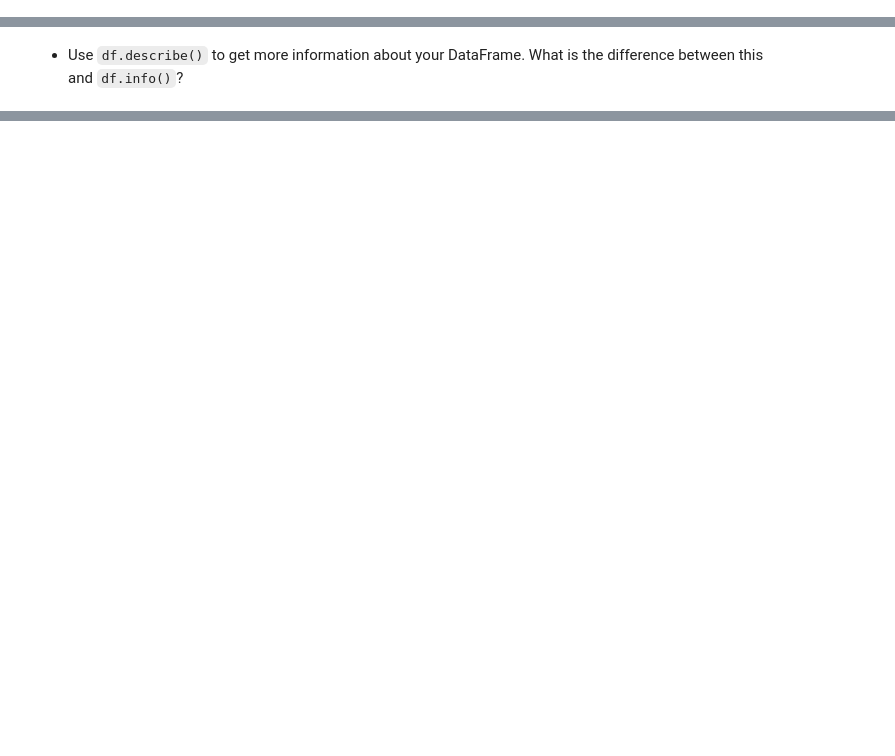
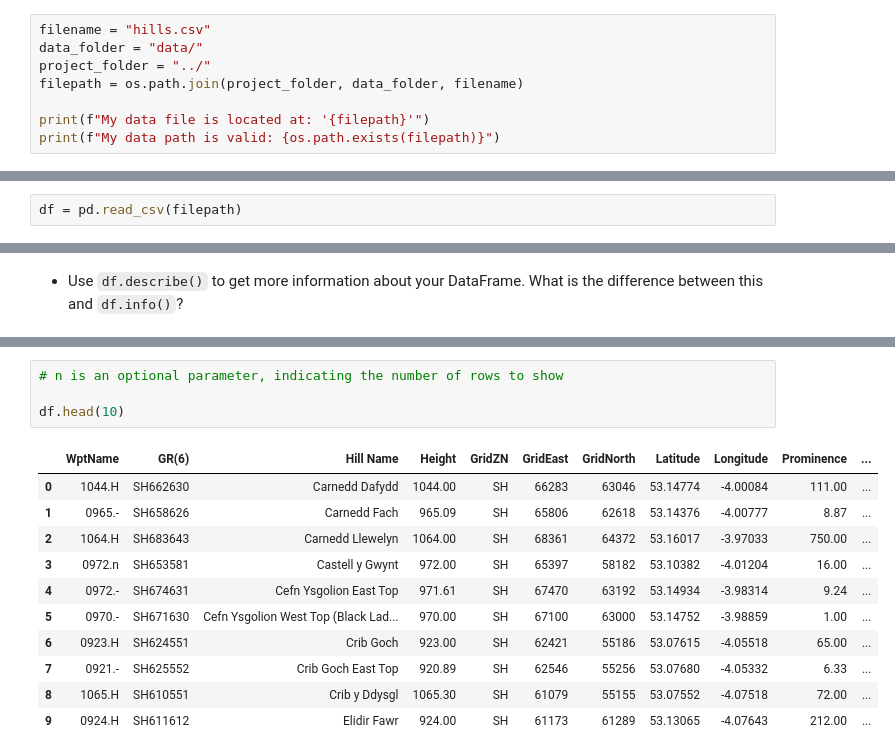
Before and after one commit to simonkirbysimonkirby/python-data-analysis-notebooks, a Jupyter notebook: src/data-analysis-task.ipynb, the cells around one changed output, grey strips where cells are left out. Saved outputs shown, nothing was run; the diff lists cells and outputs as text; blank space fills up the shorter version.

Commit message:
Complete data analysis notebook.

```diff
--- a/src/data-analysis-task.ipynb
+++ b/src/data-analysis-task.ipynb
@@ -17,0 +26,8 @@ This notebook is a longer exercise for students to complete in the third session
+# %%
+filename = "hills.csv"
+data_folder = "data/"
+project_folder = "../"
+filepath = os.path.join(project_folder, data_folder, filename)
+
+print(f"My data file is located at: '{filepath}'")
+print(f"My data path is valid: {os.path.exists(filepath)}")
@@ -18,3 +37,5 @@ This notebook is a longer exercise for students to complete in the third session
+# %%
+df = pd.read_csv(filepath)
 # %% [markdown]
 ## Step 3: Explore your data set
 
@@ -32,0 +165,16 @@ This notebook is a longer exercise for students to complete in the third session
+# %%
+# n is an optional parameter, indicating the number of rows to show
+
+df.head(10)
+# %% [output]
+|  | WptName | GR(6) | Hill Name | Height | GridZN | GridEast | GridNorth | Latitude | Longitude | Prominence | ... |
+| 0 | 1044.H | SH662630 | Carnedd Dafydd | 1044.00 | SH | 66283 | 63046 | 53.14774 | -4.00084 | 111.00 | ... |
+| 1 | 0965.- | SH658626 | Carnedd Fach | 965.09 | SH | 65806 | 62618 | 53.14376 | -4.00777 | 8.87 | ... |
+| 2 | 1064.H | SH683643 | Carnedd Llewelyn | 1064.00 | SH | 68361 | 64372 | 53.16017 | -3.97033 | 750.00 | ... |
+| 3 | 0972.n | SH653581 | Castell y Gwynt | 972.00 | SH | 65397 | 58182 | 53.10382 | -4.01204 | 16.00 | ... |
+| 4 | 0972.- | SH674631 | Cefn Ysgolion East Top | 971.61 | SH | 67470 | 63192 | 53.14934 | -3.98314 | 9.24 | ... |
+| 5 | 0970.- | SH671630 | Cefn Ysgolion West Top (Black Lad... | 970.00 | SH | 67100 | 63000 | 53.14752 | -3.98859 | 1.00 | ... |
+| 6 | 0923.H | SH624551 | Crib Goch | 923.00 | SH | 62421 | 55186 | 53.07615 | -4.05518 | 65.00 | ... |
+| 7 | 0921.- | SH625552 | Crib Goch East Top | 920.89 | SH | 62546 | 55256 | 53.07680 | -4.05332 | 6.33 | ... |
+| 8 | 1065.H | SH610551 | Crib y Ddysgl | 1065.30 | SH | 61079 | 55155 | 53.07552 | -4.07518 | 72.00 | ... |
+| 9 | 0924.H | SH611612 | Elidir Fawr | 924.00 | SH | 61173 | 61289 | 53.13065 | -4.07643 | 212.00 | ... |
```
Also changed, not shown: parts of 43 cells of this notebook.
